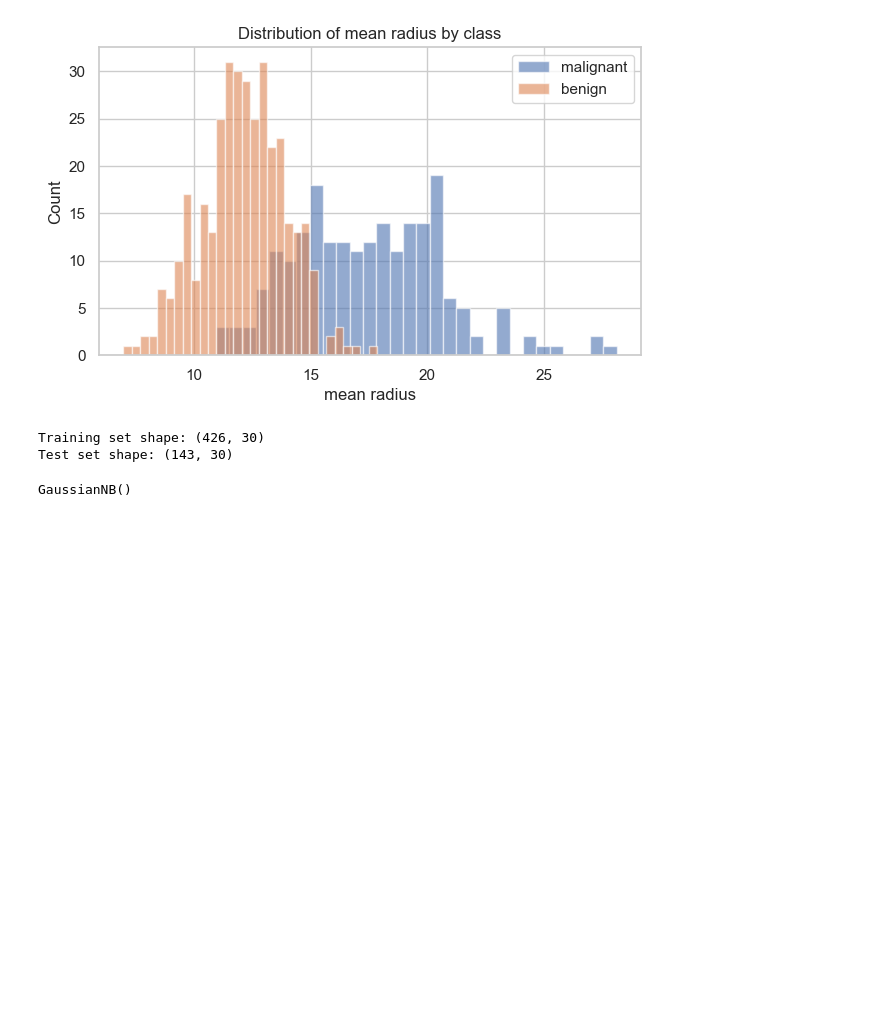
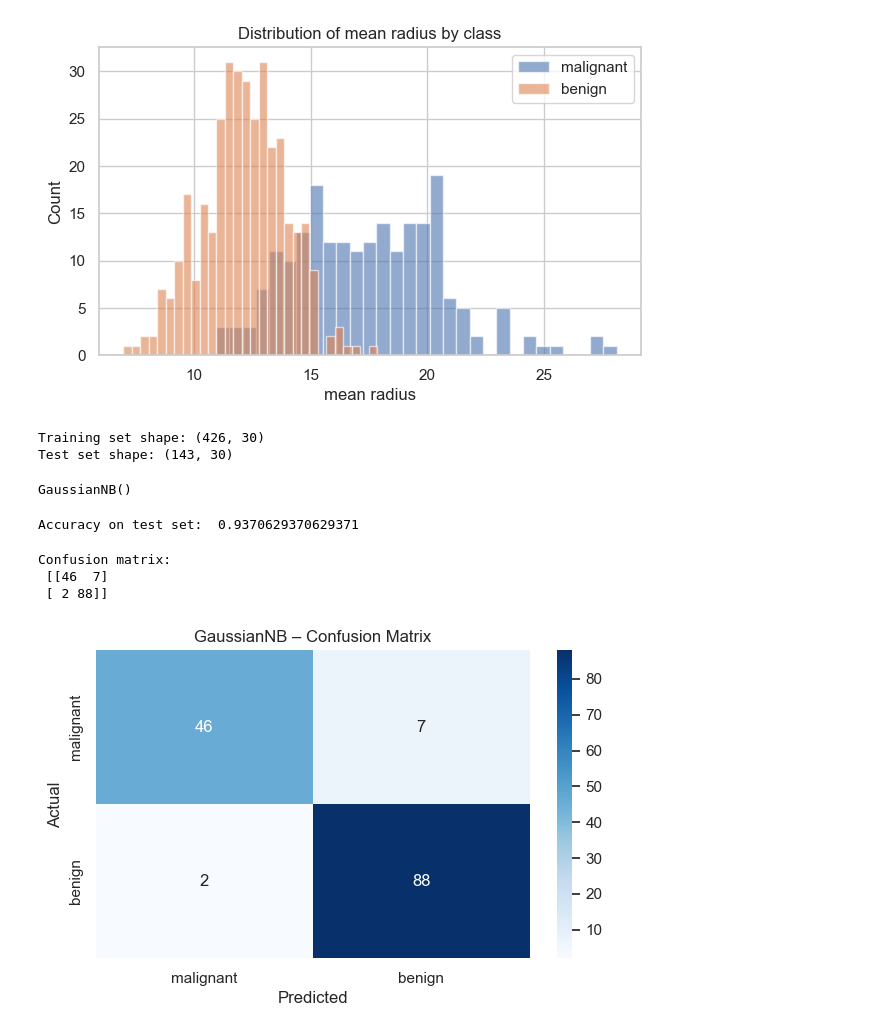
Before and after one commit to joyant-s-g-j/AI-ML-Practices, a Jupyter notebook: machine_learning/Module_16.ipynb, the cells around one changed output. Drawn from its saved outputs; the diff is of its cells as text; code cells hidden in the pictures; blank space fills up the shorter version.

```diff
--- a/machine_learning/Module_16.ipynb
+++ b/machine_learning/Module_16.ipynb
@@ -90,4 +90,22 @@ GaussianNB()
 # %%
 y_pred = gnb.predict(X_test)
 acc = accuracy_score(y_test, y_pred)
-print("Accura")
+print("Accuracy on test set: ", acc)
+# %% [output]
+Accuracy on test set:  0.9370629370629371
+# %%
+cm = confusion_matrix(y_test, y_pred)
+print('Confusion matrix:\n', cm)
+
+sns.heatmap(cm, annot=True, fmt='d', cmap='Blues',
+            xticklabels=data.target_names,
+            yticklabels=data.target_names)
+plt.xlabel('Predicted')
+plt.ylabel('Actual')
+plt.title('GaussianNB – Confusion Matrix')
+plt.show()
+# %% [output]
+Confusion matrix:
+ [[46  7]
+ [ 2 88]]
+[figure, added]
```
